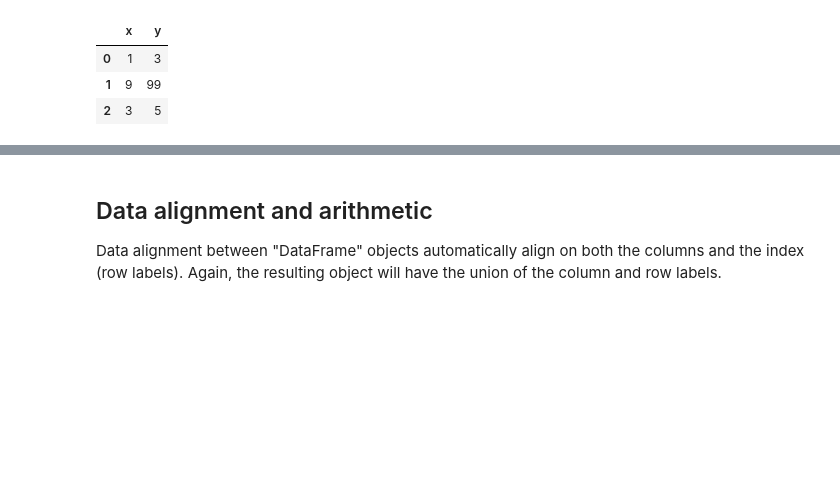
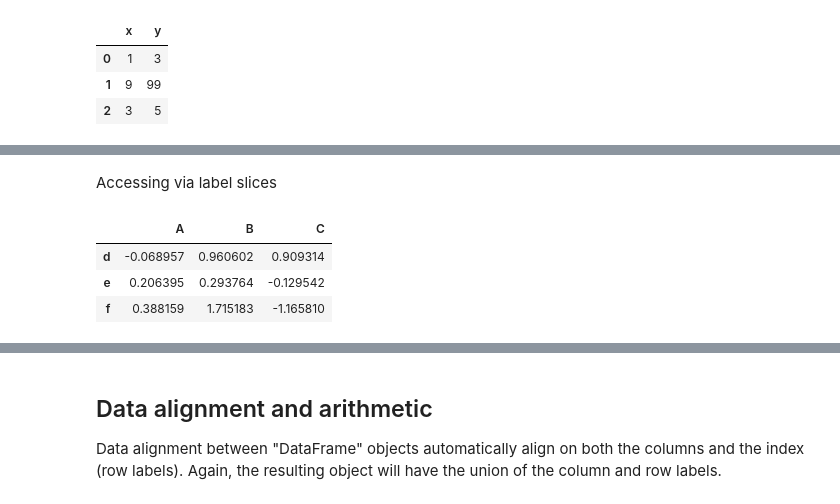
Before and after one commit to SiddheshDaphane/Data-Analysis-in-Python, a Jupyter notebook: Everything-about-Numpy-and-Pandas/Basic_to_advance_pandas.ipynb, the cells around one changed output, grey strips where cells are left out. Cells and saved outputs as stored; diff of their text form; code cells hidden in the pictures; blank space fills up the shorter version.

```diff
--- a/Everything-about-Numpy-and-Pandas/Basic_to_advance_pandas.ipynb
+++ b/Everything-about-Numpy-and-Pandas/Basic_to_advance_pandas.ipynb
@@ -775,0 +897,9 @@ x
+# %% [markdown]
+Accessing via label slices
+# %%
+df1.loc['d':, 'A':'C']
+# %% [output]
+|  | A | B | C |
+| d | -0.068957 | 0.960602 | 0.909314 |
+| e | 0.206395 | 0.293764 | -0.129542 |
+| f | 0.388159 | 1.715183 | -1.165810 |
```
Also changed, not shown: parts of 21 cells of this notebook.
